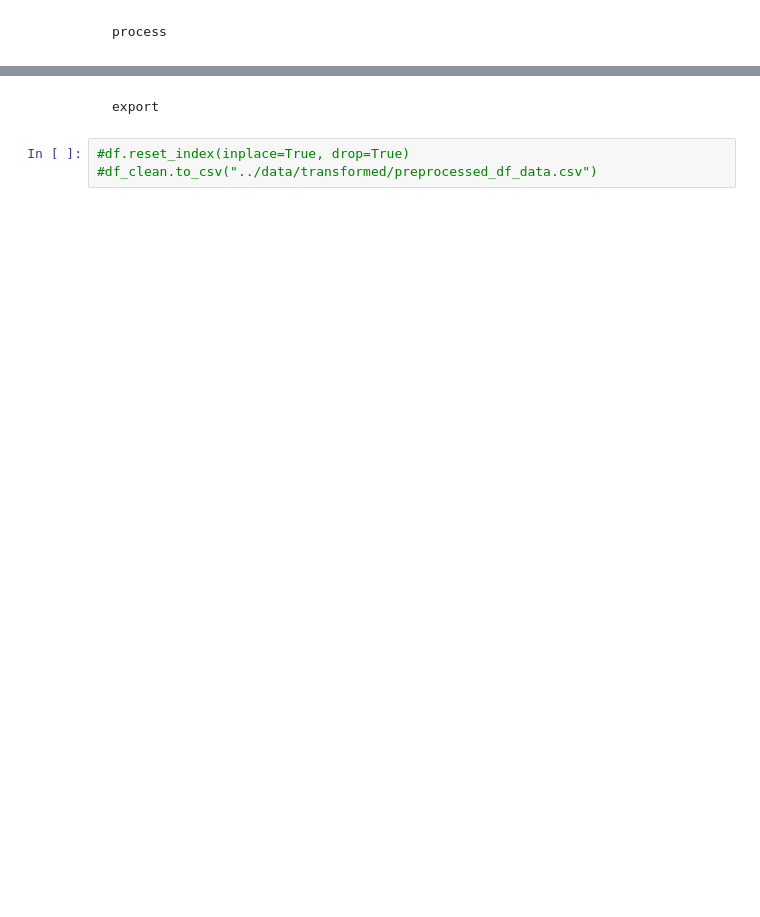
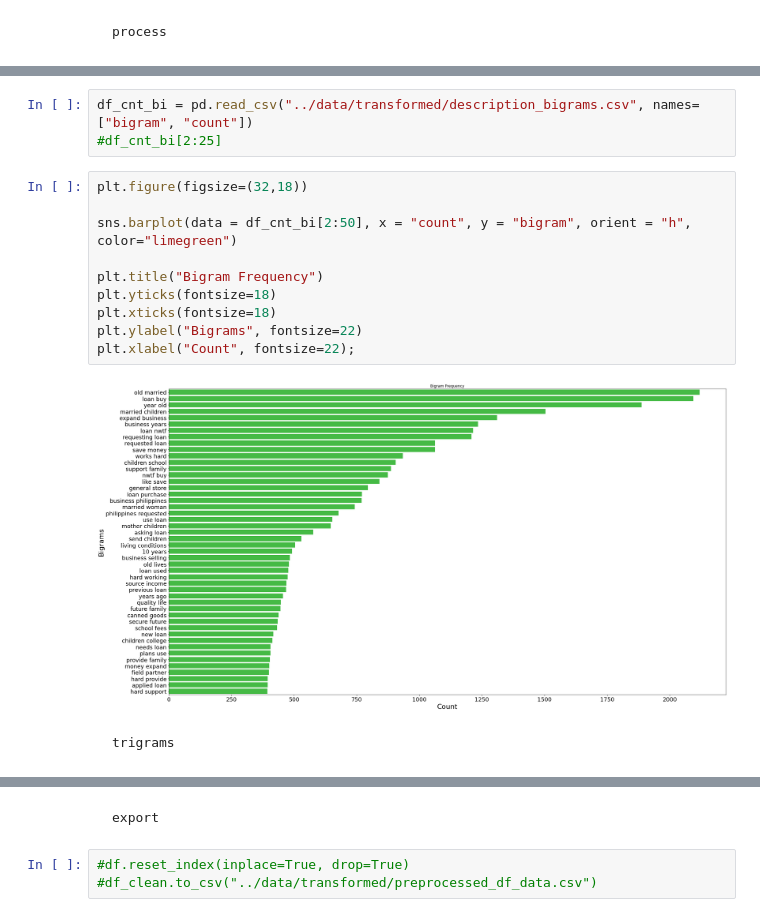
Before and after one commit to mludwig137/gini-microloan-recommender-system, a Jupyter notebook: code/02_Preprocessing.ipynb, the cells around one changed output, grey strips where cells are left out. Drawn from its saved outputs; the diff is of its cells as text; blank space fills up the shorter version.

```diff
--- a/code/02_Preprocessing.ipynb
+++ b/code/02_Preprocessing.ipynb
@@ -67,0 +189,17 @@ def free_form_sent(df, column_name):
+# %%
+df_cnt_bi = pd.read_csv("../data/transformed/description_bigrams.csv", names=["bigram", "count"])
+#df_cnt_bi[2:25]
+# %%
+plt.figure(figsize=(32,18))
+
+sns.barplot(data = df_cnt_bi[2:50], x = "count", y = "bigram", orient = "h", color="limegreen")
+
+plt.title("Bigram Frequency")
+plt.yticks(fontsize=18)
+plt.xticks(fontsize=18)
+plt.ylabel("Bigrams", fontsize=22)
+plt.xlabel("Count", fontsize=22);
+# %% [output]
+[figure, added]
+# %% [markdown]
+    trigrams
```
Also changed, not shown: parts of 32 cells of this notebook, 1 other file.
